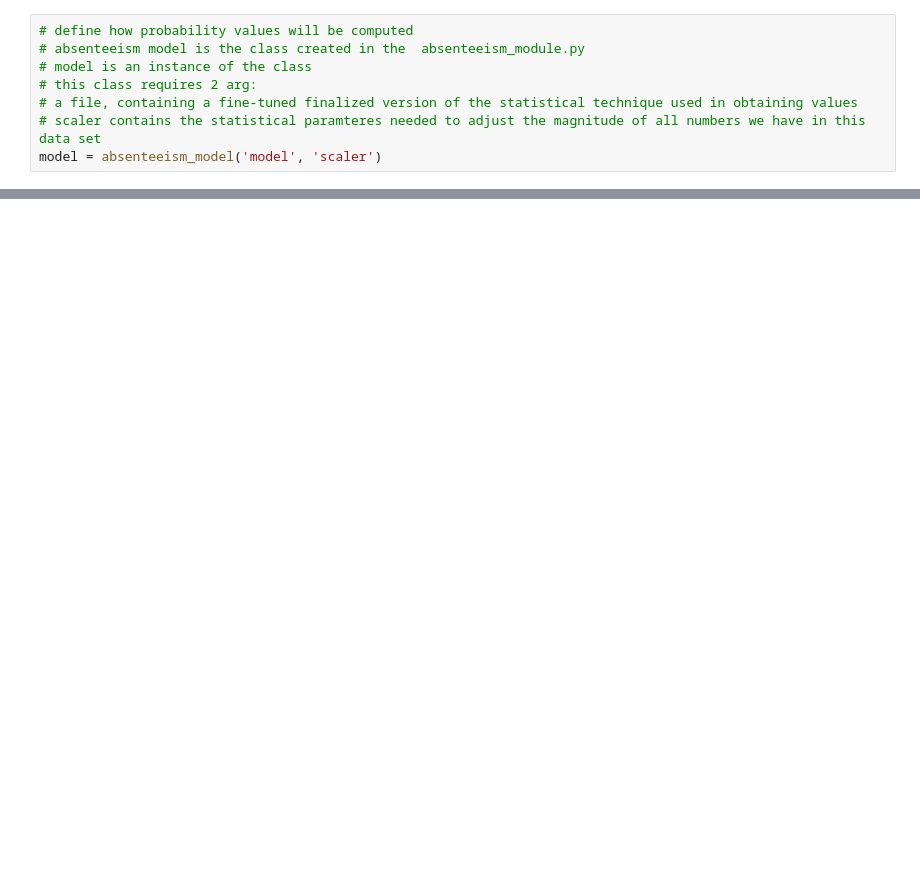
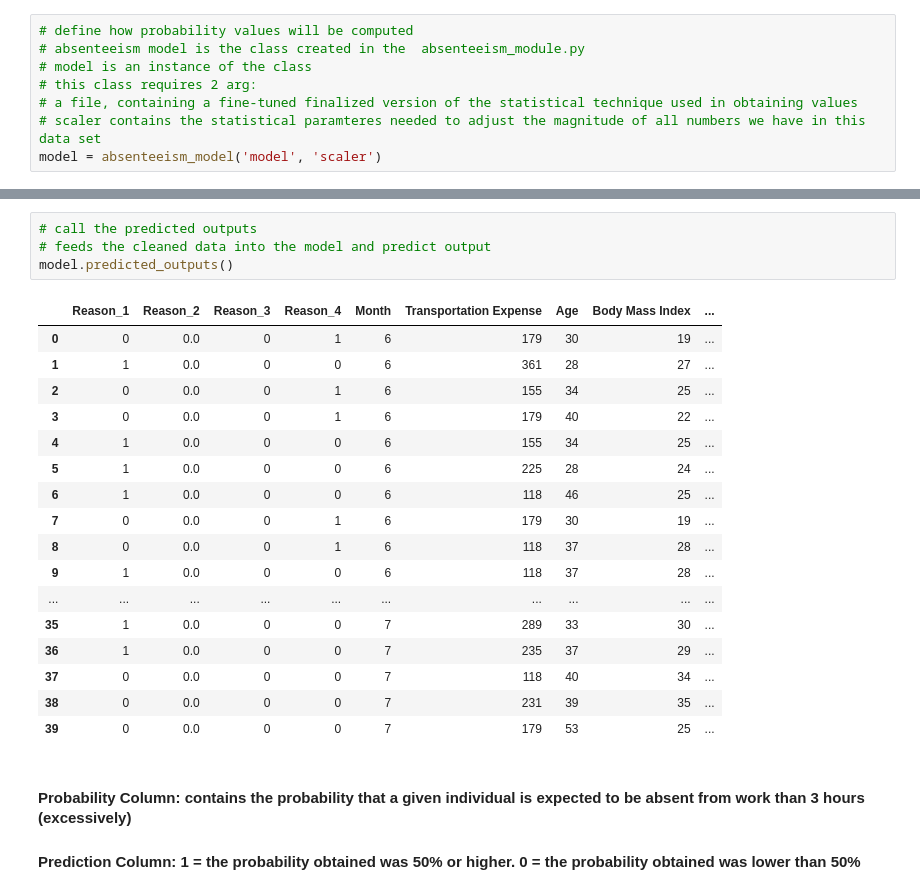
Before and after one commit to I-Sobe/absenteeism, a Jupyter notebook: data/absenteeism_exercise_integration.ipynb, the cells around one changed output, grey strips where cells are left out. Saved outputs shown, nothing was run; the diff lists cells and outputs as text; blank space fills up the shorter version.

Commit message:
feat: predicting with new data

```diff
--- a/data/absenteeism_exercise_integration.ipynb
+++ b/data/absenteeism_exercise_integration.ipynb
@@ -15,0 +34,25 @@ AttributeError: 'absenteeism_model' object has no attribute 'scalar'
+# %%
+# call the predicted outputs
+# feeds the cleaned data into the model and predict output
+model.predicted_outputs()
+# %% [output]
+|  | Reason_1 | Reason_2 | Reason_3 | Reason_4 | Month | Transportation Expense | Age | Body Mass Index | ... |
+| 0 | 0 | 0.0 | 0 | 1 | 6 | 179 | 30 | 19 | ... |
+| 1 | 1 | 0.0 | 0 | 0 | 6 | 361 | 28 | 27 | ... |
+| 2 | 0 | 0.0 | 0 | 1 | 6 | 155 | 34 | 25 | ... |
+| 3 | 0 | 0.0 | 0 | 1 | 6 | 179 | 40 | 22 | ... |
+| 4 | 1 | 0.0 | 0 | 0 | 6 | 155 | 34 | 25 | ... |
+| 5 | 1 | 0.0 | 0 | 0 | 6 | 225 | 28 | 24 | ... |
+| 6 | 1 | 0.0 | 0 | 0 | 6 | 118 | 46 | 25 | ... |
+| 7 | 0 | 0.0 | 0 | 1 | 6 | 179 | 30 | 19 | ... |
+| 8 | 0 | 0.0 | 0 | 1 | 6 | 118 | 37 | 28 | ... |
+| 9 | 1 | 0.0 | 0 | 0 | 6 | 118 | 37 | 28 | ... |
+| ... | ... | ... | ... | ... | ... | ... | ... | ... | ... |
+| 35 | 1 | 0.0 | 0 | 0 | 7 | 289 | 33 | 30 | ... |
+| 36 | 1 | 0.0 | 0 | 0 | 7 | 235 | 37 | 29 | ... |
+| 37 | 0 | 0.0 | 0 | 0 | 7 | 118 | 40 | 34 | ... |
+| 38 | 0 | 0.0 | 0 | 0 | 7 | 231 | 39 | 35 | ... |
+| 39 | 0 | 0.0 | 0 | 0 | 7 | 179 | 53 | 25 | ... |
+# %% [markdown]
+#### Probability Column: contains the probability that a given individual is expected to be absent from work than 3 hours (excessively)
+#### Prediction Column: 1 = the probability obtained was 50% or higher. 0 = the probability obtained was lower than 50%
```
Also changed, not shown: parts of 2 cells of this notebook, 3 other files.
